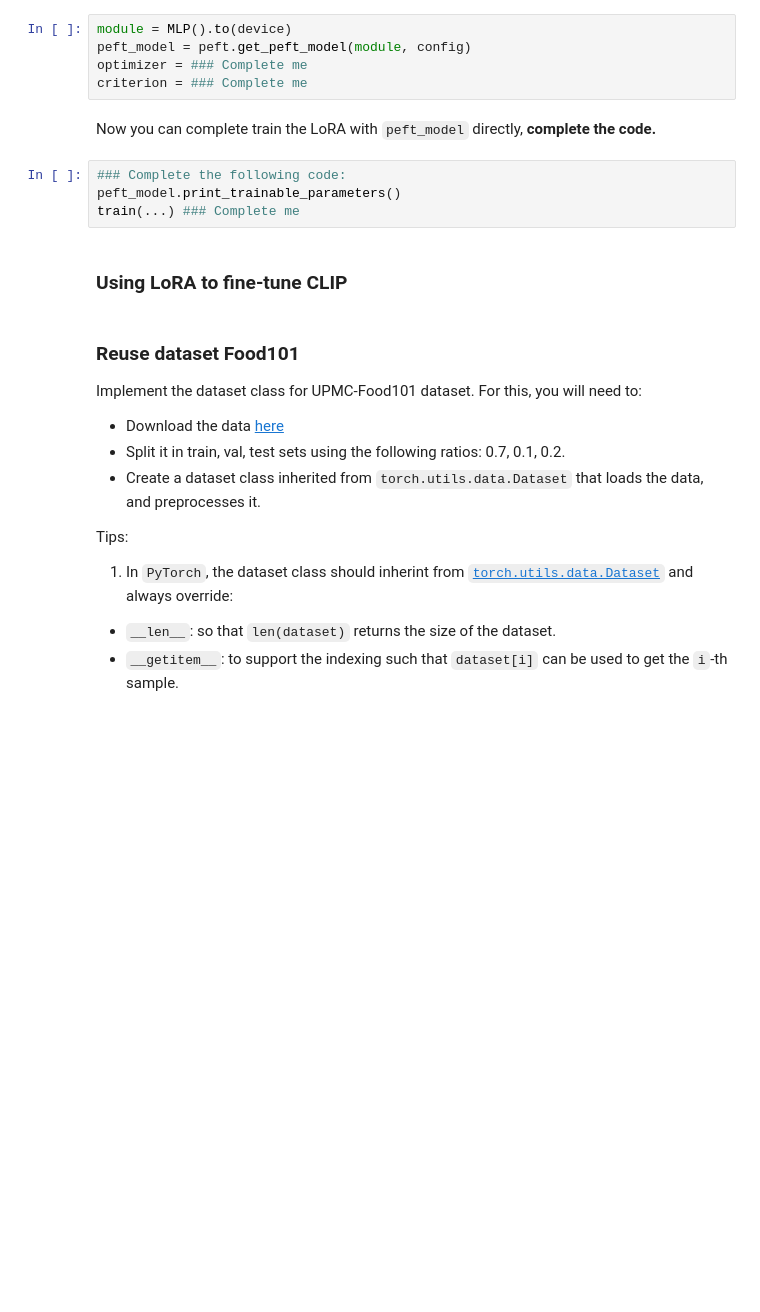
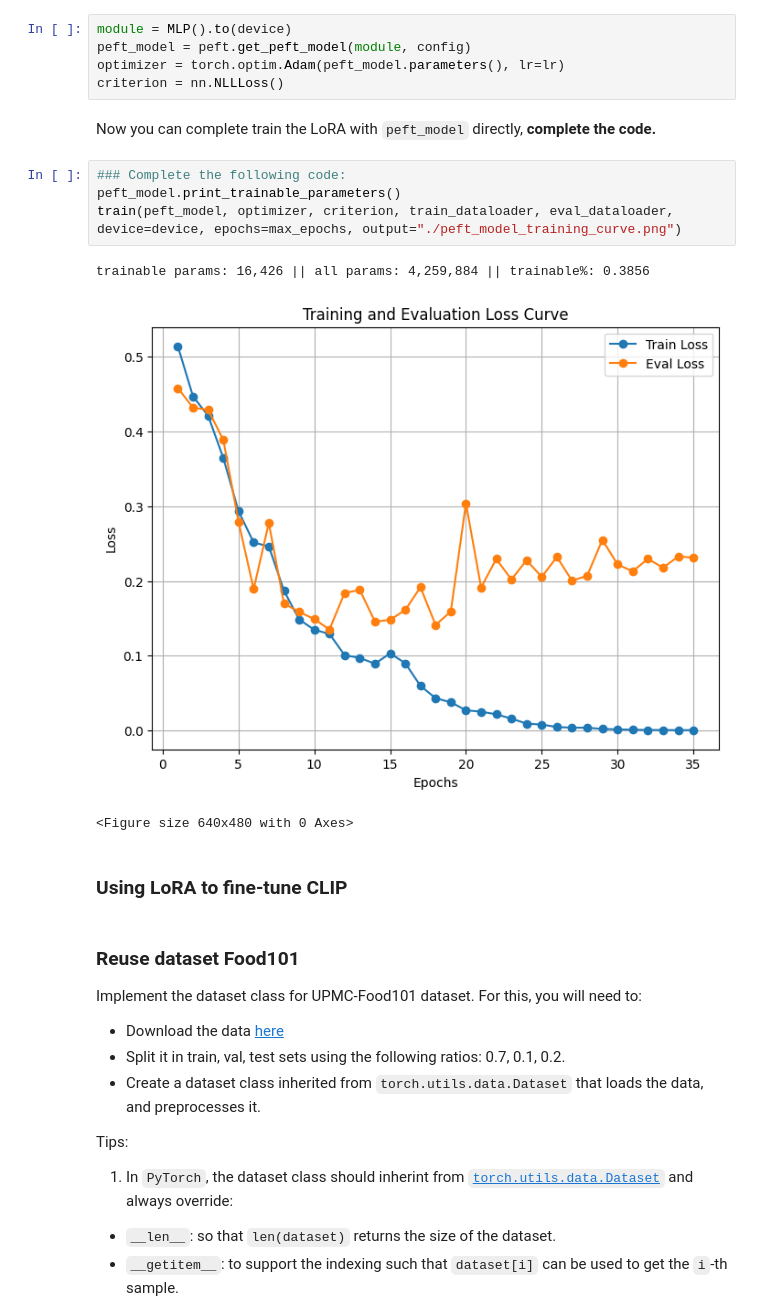
Before and after one commit to ArnaudoB/CSC_52002_EP-MultimodalGenAI, a Jupyter notebook: lab2/lab2.ipynb, the cells around one changed output. Cells and saved outputs as stored; diff of their text form; blank space fills up the shorter version.

```diff
--- a/lab2/lab2.ipynb
+++ b/lab2/lab2.ipynb
@@ -602,14 +828,18 @@ config = peft.LoraConfig(
 # %%
 module = MLP().to(device)
 peft_model = peft.get_peft_model(module, config)
-optimizer = ### Complete me
-criterion = ### Complete me
+optimizer = torch.optim.Adam(peft_model.parameters(), lr=lr)
+criterion = nn.NLLLoss()
 # %% [markdown]
 Now you can complete train the LoRA with `peft_model` directly, **complete the code.**
 # %%
 ### Complete the following code:
 peft_model.print_trainable_parameters()
-train(...) ### Complete me
+train(peft_model, optimizer, criterion, train_dataloader, eval_dataloader, device=device, epochs=max_epochs, output="./peft_model_training_curve.png")
+# %% [output]
+trainable params: 16,426 || all params: 4,259,884 || trainable%: 0.3856
+[figure, added]
+<Figure size 640x480 with 0 Axes>
 # %% [markdown]
 ### **Using LoRA to fine-tune CLIP**
 # %% [markdown]
```
Also changed, not shown: parts of 44 cells of this notebook, 7 other files.
